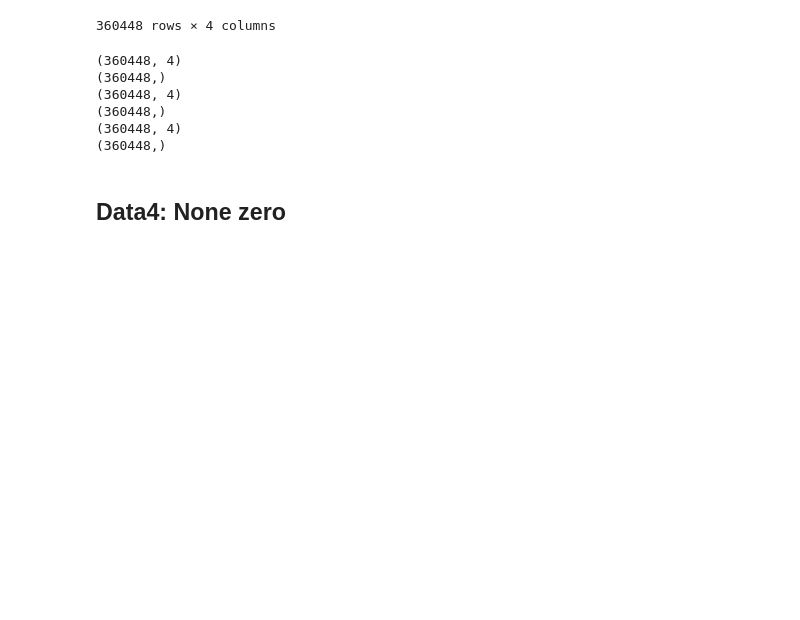
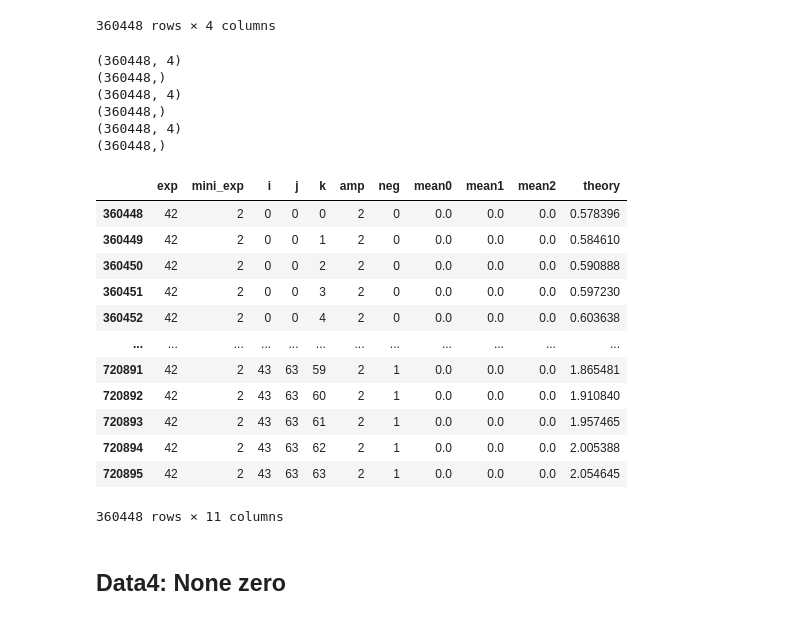
Before and after one commit to chikakoto/tdcs_thesis, a Jupyter notebook: notebooks/3.5_nn_neg_sphere.ipynb, the cells around one changed output. Saved outputs shown, nothing was run; the diff lists cells and outputs as text; code cells hidden in the pictures; blank space fills up the shorter version.

```diff
--- a/notebooks/3.5_nn_neg_sphere.ipynb
+++ b/notebooks/3.5_nn_neg_sphere.ipynb
@@ -134,6 +134,22 @@ print(y1_pred.shape)
 (360448,)
 (360448, 4)
 (360448,)
+# %%
+df1_val
+# %% [output]
+|  | exp | mini_exp | i | j | k | amp | neg | mean0 | mean1 | mean2 | theory |
+| 360448 | 42 | 2 | 0 | 0 | 0 | 2 | 0 | 0.0 | 0.0 | 0.0 | 0.578396 |
+| 360449 | 42 | 2 | 0 | 0 | 1 | 2 | 0 | 0.0 | 0.0 | 0.0 | 0.584610 |
+| 360450 | 42 | 2 | 0 | 0 | 2 | 2 | 0 | 0.0 | 0.0 | 0.0 | 0.590888 |
+| 360451 | 42 | 2 | 0 | 0 | 3 | 2 | 0 | 0.0 | 0.0 | 0.0 | 0.597230 |
+| 360452 | 42 | 2 | 0 | 0 | 4 | 2 | 0 | 0.0 | 0.0 | 0.0 | 0.603638 |
+| ... | ... | ... | ... | ... | ... | ... | ... | ... | ... | ... | ... |
+| 720891 | 42 | 2 | 43 | 63 | 59 | 2 | 1 | 0.0 | 0.0 | 0.0 | 1.865481 |
+| 720892 | 42 | 2 | 43 | 63 | 60 | 2 | 1 | 0.0 | 0.0 | 0.0 | 1.910840 |
+| 720893 | 42 | 2 | 43 | 63 | 61 | 2 | 1 | 0.0 | 0.0 | 0.0 | 1.957465 |
+| 720894 | 42 | 2 | 43 | 63 | 62 | 2 | 1 | 0.0 | 0.0 | 0.0 | 2.005388 |
+| 720895 | 42 | 2 | 43 | 63 | 63 | 2 | 1 | 0.0 | 0.0 | 0.0 | 2.054645 |
+360448 rows × 11 columns
 # %% [markdown]
 ## Data4: None zero
 # %%
```
Also changed, not shown: 5 other files.
